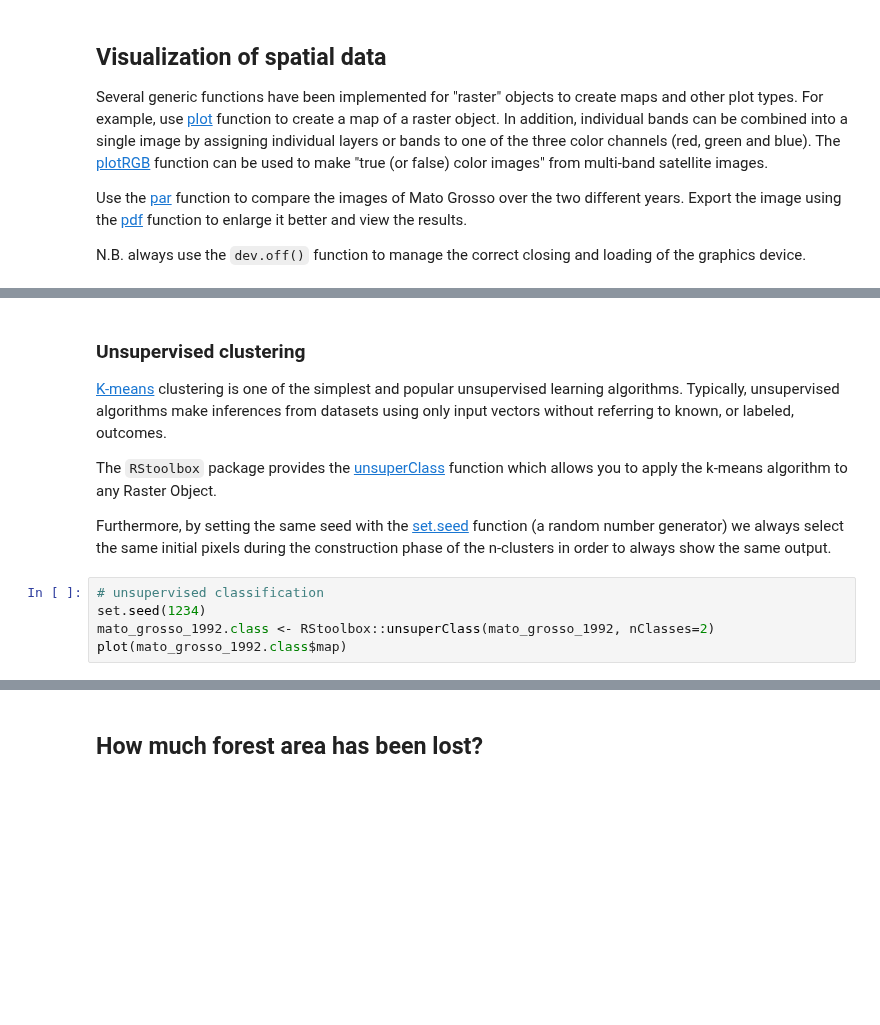
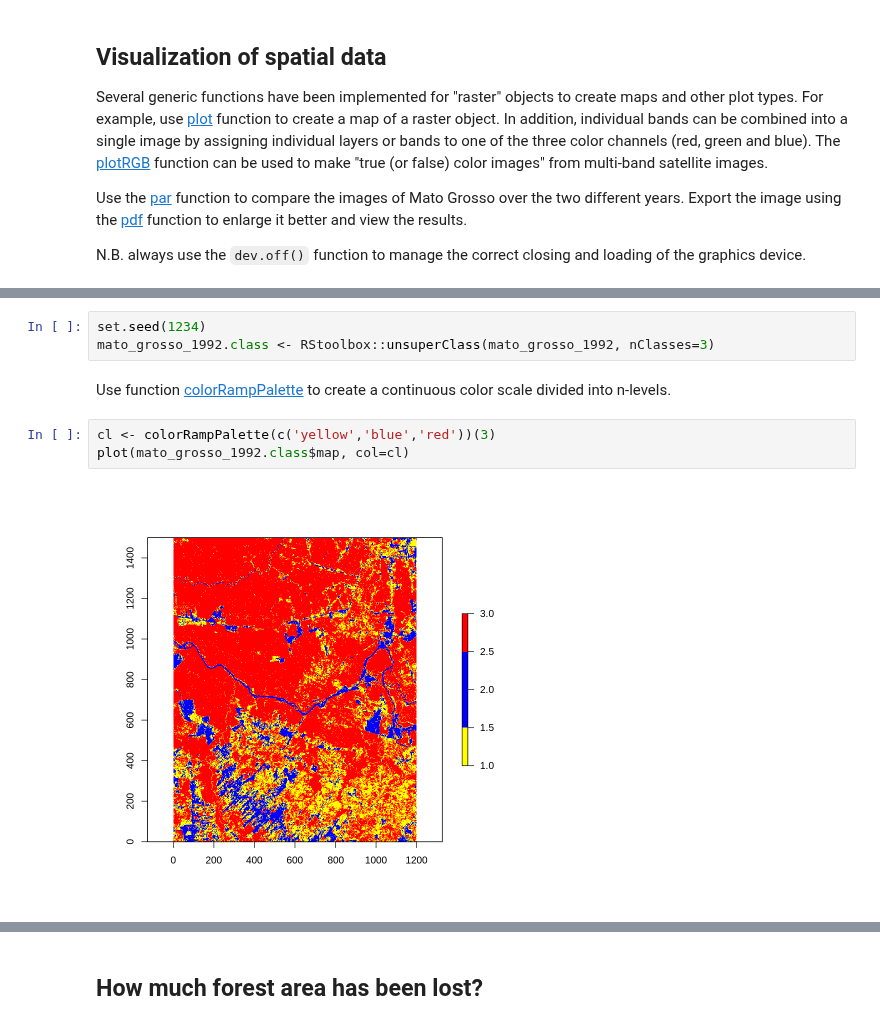
Before and after one commit to biagiominio/Remote_Sensing_2021, a Jupyter notebook: R_code_land_cover.ipynb, the cells around one changed output, grey strips where cells are left out. Saved outputs shown, nothing was run; the diff lists cells and outputs as text; blank space fills up the shorter version.

```diff
--- a/R_code_land_cover.ipynb
+++ b/R_code_land_cover.ipynb
@@ -168,15 +150,12 @@ It uses unsupervised learning methods to classify the two images of Mato Grosso
-# %% [markdown]
-### Unsupervised clustering
-[K-means](https://en.wikipedia.org/wiki/K-means_clustering) clustering is one of the simplest and popular unsupervised learning algorithms.
-Typically, unsupervised algorithms make inferences from datasets using only input vectors without referring to known, or labeled, outcomes.
-
-The `RStoolbox` package provides the [unsuperClass](https://www.rdocumentation.org/packages/RStoolbox/versions/0.2.6/topics/unsuperClass) function which allows you to apply the k-means algorithm to any Raster Object.
-
-Furthermore, by setting the same seed with the [set.seed](https://www.rdocumentation.org/packages/simEd/versions/2.0.0/topics/set.seed) function (a random number generator) we always select the same initial pixels during the construction phase of the n-clusters in order to always show the same output.
 # %%
-# unsupervised classification
 set.seed(1234)
-mato_grosso_1992.class <- RStoolbox::unsuperClass(mato_grosso_1992, nClasses=2)
-plot(mato_grosso_1992.class$map)
+mato_grosso_1992.class <- RStoolbox::unsuperClass(mato_grosso_1992, nClasses=3)
+# %% [markdown]
+Use function [colorRampPalette](https://www.rdocumentation.org/packages/dichromat/versions/1.1/topics/colorRampPalette) to create a continuous color scale divided into n-levels.
+# %%
+cl <- colorRampPalette(c('yellow','blue','red'))(3)
+plot(mato_grosso_1992.class$map, col=cl)
+# %% [output]
+[figure, added]
 # %%
 set.seed(1234)
```
Also changed, not shown: parts of 7 cells of this notebook.
